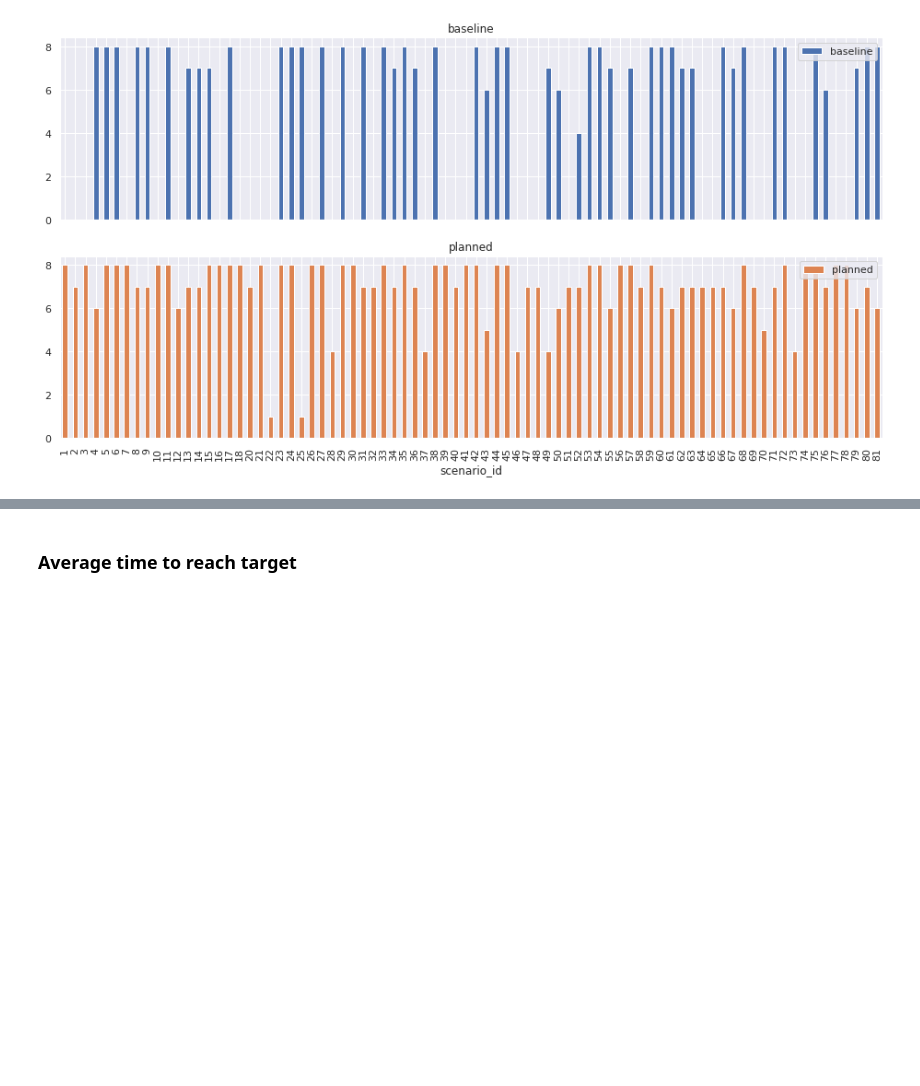
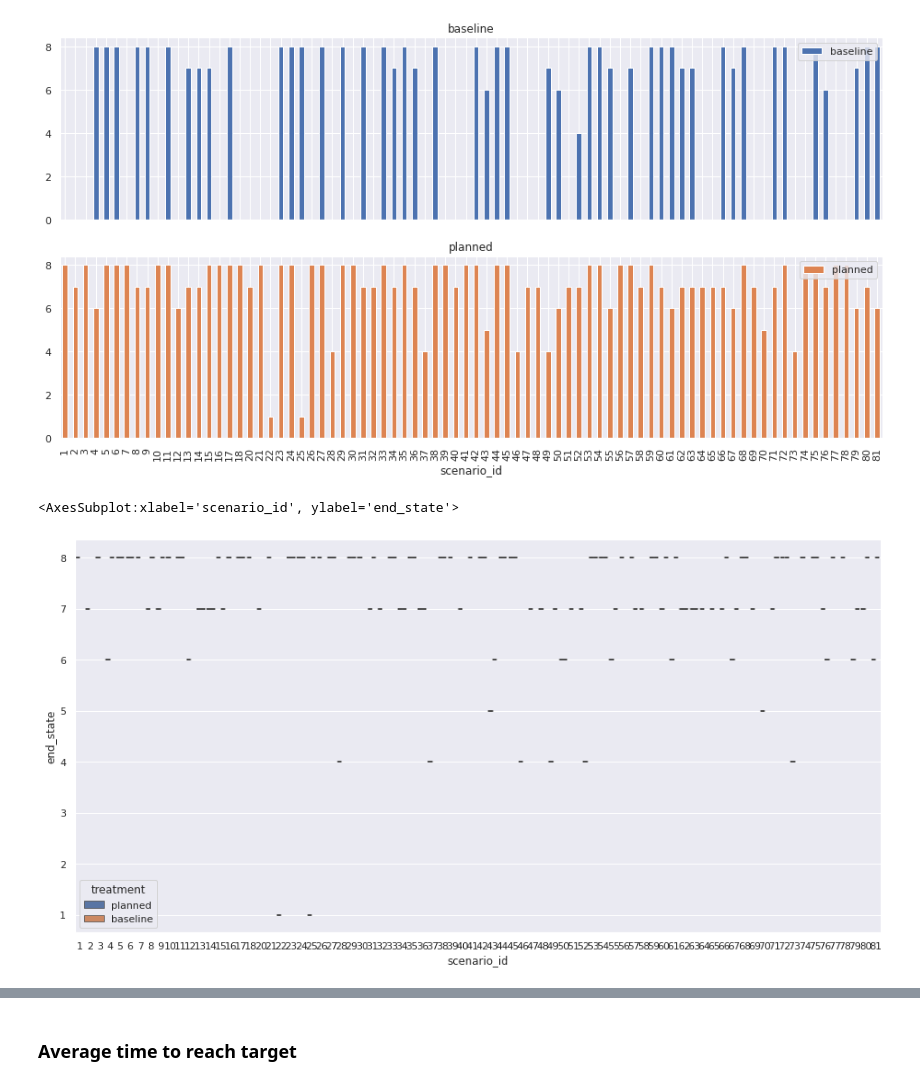
Before and after one commit to VicenteMoraes/hmrs_analysis, a Jupyter notebook: notebooks/Analysis.ipynb, the cells around one changed output, grey strips where cells are left out. Drawn from its saved outputs; the diff is of its cells as text; code cells hidden in the pictures; blank space fills up the shorter version.

```diff
--- a/notebooks/Analysis.ipynb
+++ b/notebooks/Analysis.ipynb
@@ -329,3 +340,9 @@ array([<AxesSubplot:title={'center':'baseline'}, xlabel='scenario_id'>,
        <AxesSubplot:title={'center':'planned'}, xlabel='scenario_id'>],
       dtype=object)
 [figure]
+# %%
+counts = successes.groupby(["scenario_id", "treatment"])["end_state"].count().to_frame().reset_index()
+sns.boxplot(x="scenario_id", y="end_state", hue="treatment", data=counts)
+# %% [output]
+<AxesSubplot:xlabel='scenario_id', ylabel='end_state'>
+[figure, added]
```
Also changed, not shown: parts of 15 cells of this notebook.
